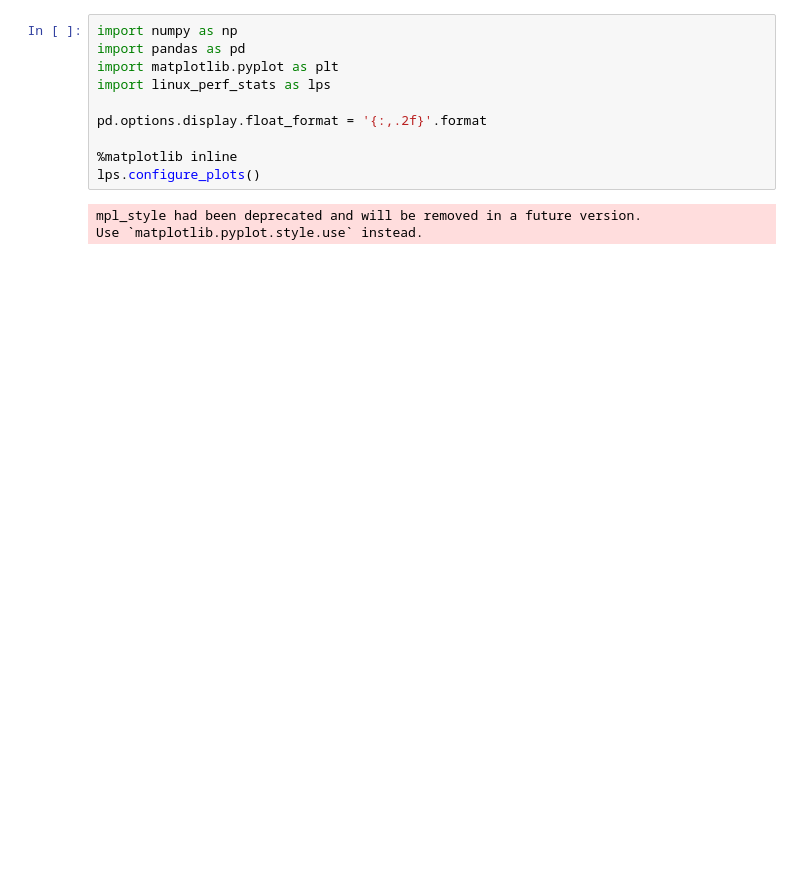
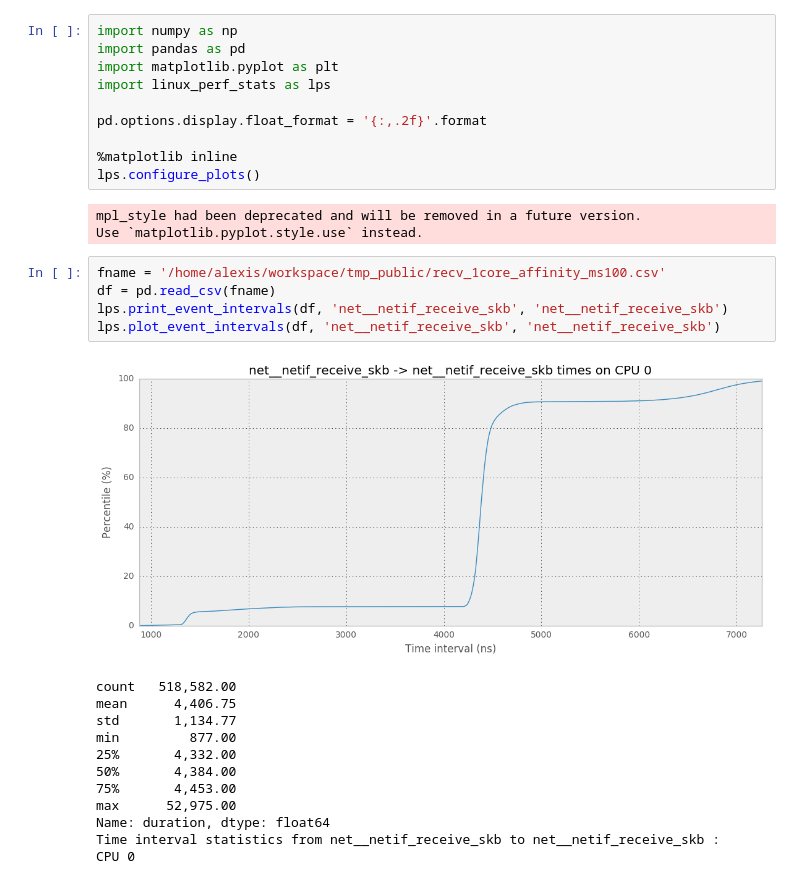
Before and after one commit to aberlemont/notes-on-linux-and-performance, a Jupyter notebook: net/network_reception_part1.ipynb, the cells around one changed output. Saved outputs shown, nothing was run; the diff lists cells and outputs as text; blank space fills up the shorter version.

```diff
--- a/net/network_reception_part1.ipynb
+++ b/net/network_reception_part1.ipynb
@@ -817,3 +1052,21 @@ lps.configure_plots()
 # %% [output]
 mpl_style had been deprecated and will be removed in a future version.
 Use `matplotlib.pyplot.style.use` instead.
+# %%
+fname = '/home/alexis/workspace/tmp_public/recv_1core_affinity_ms100.csv'
+df = pd.read_csv(fname)
+lps.print_event_intervals(df, 'net__netif_receive_skb', 'net__netif_receive_skb')
+lps.plot_event_intervals(df, 'net__netif_receive_skb', 'net__netif_receive_skb')
+# %% [output]
+[figure, added]
+count   518,582.00
+mean      4,406.75
+std       1,134.77
+min         877.00
+25%       4,332.00
+50%       4,384.00
+75%       4,453.00
+max      52,975.00
+Name: duration, dtype: float64
+Time interval statistics from net__netif_receive_skb to net__netif_receive_skb :
+CPU 0
```
Also changed, not shown: parts of 13 cells of this notebook.
